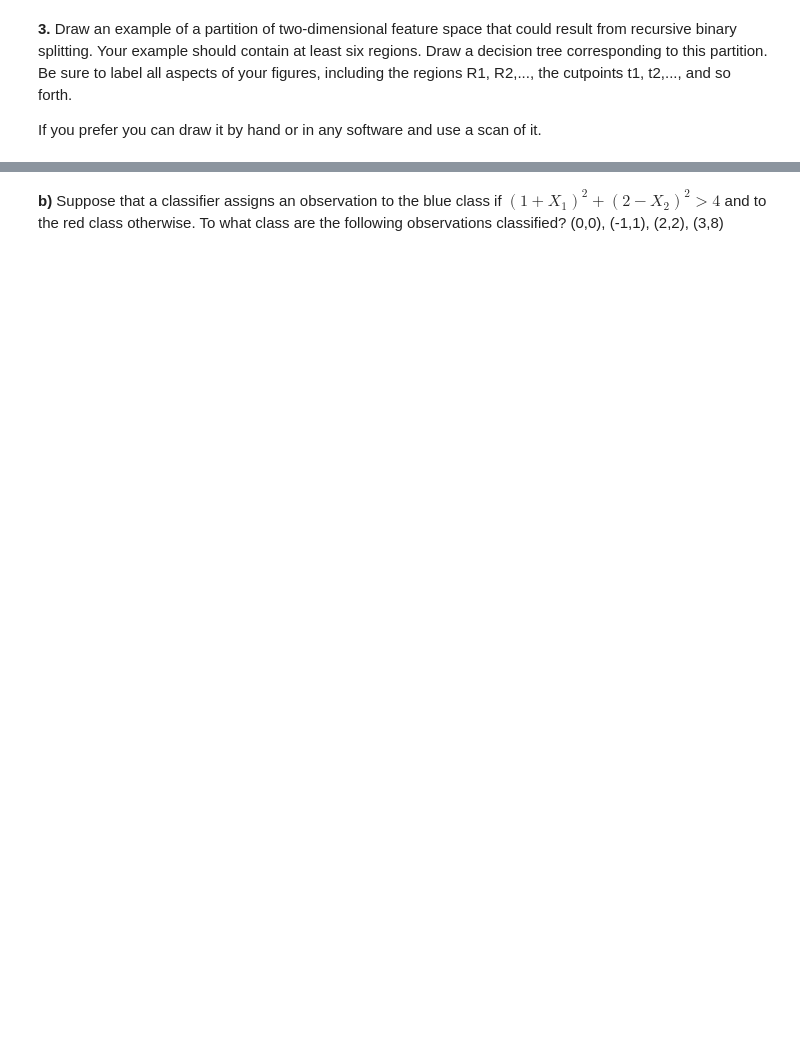
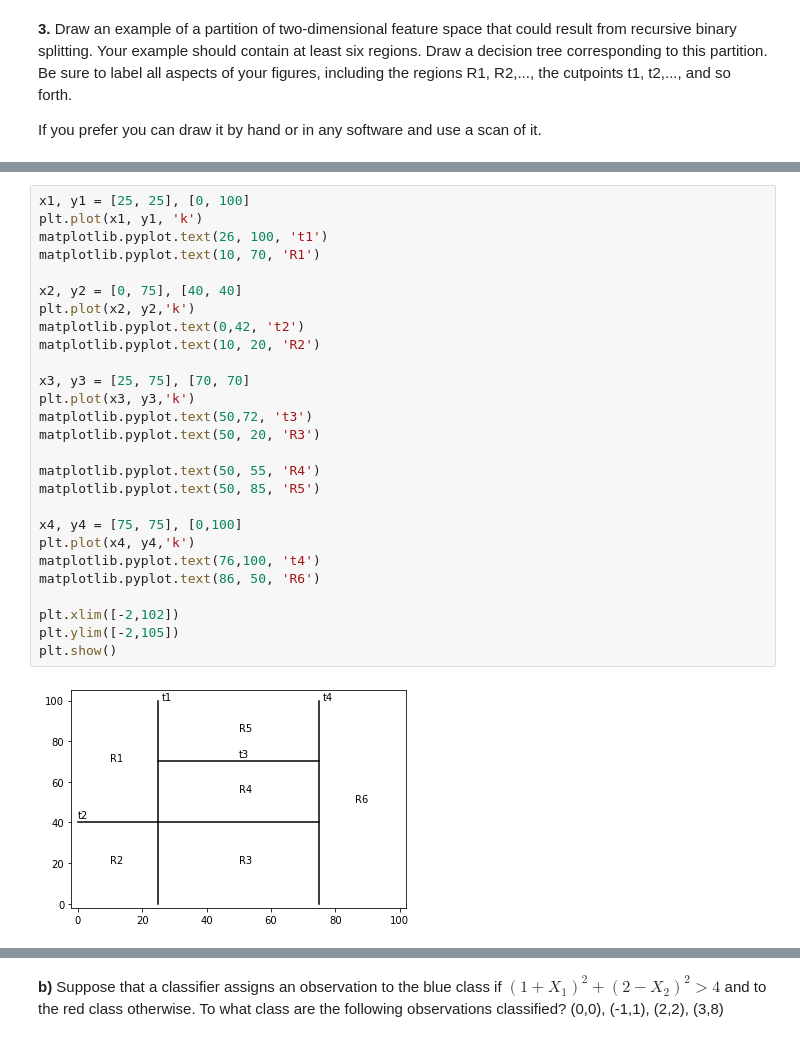
Before and after one commit to LuisLopes25/Assignment2, a Jupyter notebook: Assignment2_tofill.ipynb, the cells around one changed output, grey strips where cells are left out. Cells and saved outputs as stored; diff of their text form; blank space fills up the shorter version.

```diff
--- a/Assignment2_tofill.ipynb
+++ b/Assignment2_tofill.ipynb
@@ -235 +386,30 @@ If you prefer you can draw it by hand or in any software and use a scan of it.
+# %%
+x1, y1 = [25, 25], [0, 100]
+plt.plot(x1, y1, 'k')
+matplotlib.pyplot.text(26, 100, 't1')
+matplotlib.pyplot.text(10, 70, 'R1')
+
+x2, y2 = [0, 75], [40, 40]
+plt.plot(x2, y2,'k')
+matplotlib.pyplot.text(0,42, 't2')
+matplotlib.pyplot.text(10, 20, 'R2')
+
+x3, y3 = [25, 75], [70, 70]
+plt.plot(x3, y3,'k')
+matplotlib.pyplot.text(50,72, 't3')
+matplotlib.pyplot.text(50, 20, 'R3')
+
+matplotlib.pyplot.text(50, 55, 'R4')
+matplotlib.pyplot.text(50, 85, 'R5')
+
+x4, y4 = [75, 75], [0,100]
+plt.plot(x4, y4,'k')
+matplotlib.pyplot.text(76,100, 't4')
+matplotlib.pyplot.text(86, 50, 'R6')
+
+plt.xlim([-2,102])
+plt.ylim([-2,105])
+plt.show()
+# %% [output]
+[figure, added]
 # %% [markdown]
```
Also changed, not shown: parts of 21 cells of this notebook.
